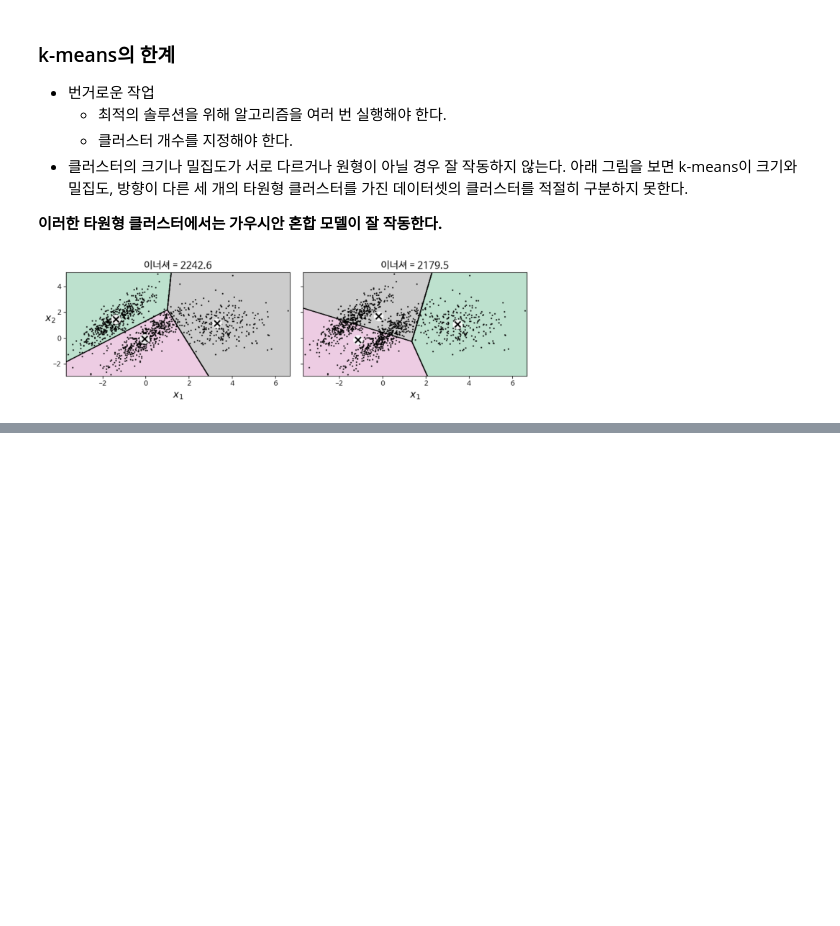
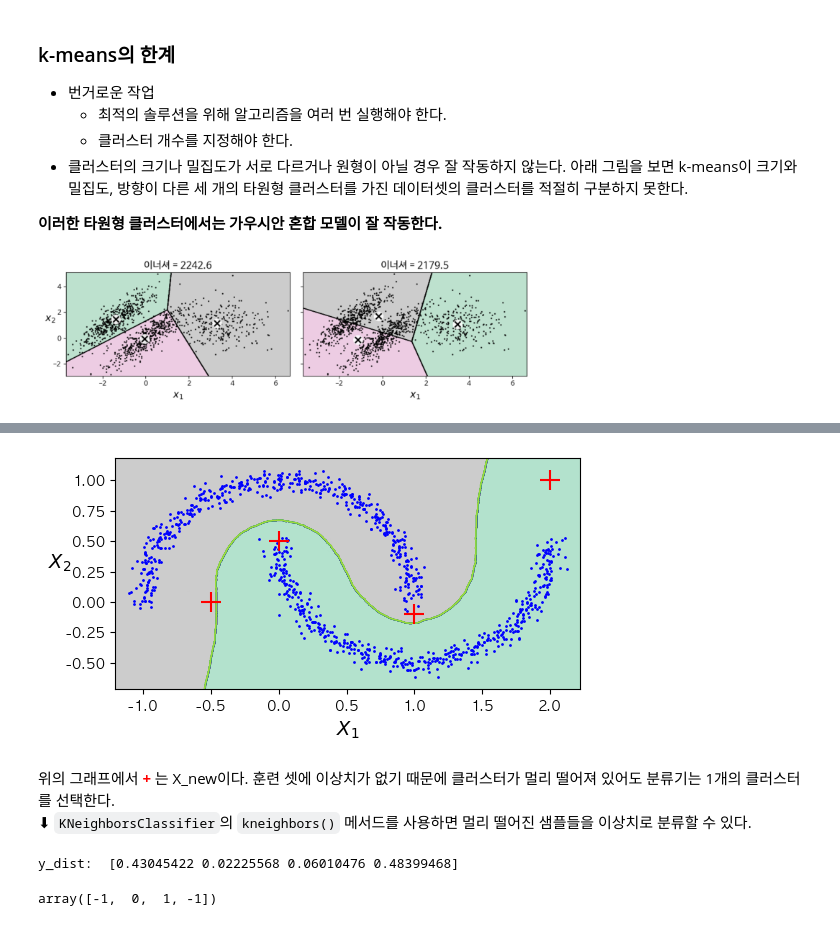
Before and after one commit to junyoung11/Hands-On-ML, a Jupyter notebook: 혜빈/9.unsupervised_learning.ipynb, the cells around one changed output, grey strips where cells are left out. Saved outputs shown, nothing was run; the diff lists cells and outputs as text; code cells hidden in the pictures; blank space fills up the shorter version.

```diff
--- a/혜빈/9.unsupervised_learning.ipynb
+++ b/혜빈/9.unsupervised_learning.ipynb
@@ -119,7 +119,7 @@ def plot_centroides(centorids, weights=None, circle_color='k', cross_color='r'):
                marker='X', s=35, linewidths=8,
                color=cross_color, zorder=11, alpha=1)
 
-def plot_decision_bounderies(clusterer, X, resolution=1000, show_centroids=True,
+def plot_decision_boundaries(clusterer, X, resolution=1000, show_centroids=True,
                             show_xlabels=True, show_ylabels=True):
     mins = X.min(axis=0) - 0.1
     maxs = X.max(axis=0) + 0.1
@@ -145,7 +145,7 @@ def plot_decision_bounderies(clusterer, X, resolution=1000, show_centroids=True,
         plt.tick_params(labelbottom=False)
 
 plt.figure(figsize=(8, 4))
-plot_decision_bounderies(kmeans, X)
+plot_decision_boundaries(kmeans, X)
 plt.show()
 # %% [output]
 [figure]
@@ -368,0 +485,6 @@ Image("./images/bad_kmeans_plot.png", width=500, height=300)
+# %%
+from sklearn.neighbors import KNeighborsClassifier
+
+# eps=0.2를 사용한 dbscna2 사용
+knn = KNeighborsClassifier(n_neighbors=50)
+knn.fit(dbscan2.components_, dbscan2.labels_[dbscan2.core_sample_indices_])
@@ -368,0 +493,5 @@ Image("./images/bad_kmeans_plot.png", width=500, height=300)
+# %%
+X_new = np.array([[-0.5, 0],[0, 0.5], [1, -0.1], [2, 1]])
+print("predict(X_new): ", knn.predict(X_new))
+print("predict_proba(X_new) : ")
+knn.predict_proba(X_new)
@@ -368,0 +505,21 @@ Image("./images/bad_kmeans_plot.png", width=500, height=300)
+# %%
+plt.figure(figsize=(6, 3))
+
+plot_decision_boundaries(knn, X, show_centroids=False)
+plt.scatter(X_new[:, 0], X_new[:, 1], c="r", marker="+", s=200, zorder=10)
+
+plt.show()
+# %% [output]
+[figure, added]
+# %% [markdown]
+위의 그래프에서 **<span style="color:red">+</span>** 는 X_new이다. 훈련 셋에 이상치가 없기 때문에 클러스터가 멀리 떨어져 있어도 분류기는 1개의 클러스터를 선택한다.<br>
+⬇︎ `KNeighborsClassifier`의 `kneighbors()` 메서드를 사용하면 멀리 떨어진 샘플들을 이상치로 분류할 수 있다.
+# %%
+y_dist, y_pred_idx = knn.kneighbors(X_new, n_neighbors=1)
+y_pred = dbscan2.labels_[dbscan2.core_sample_indices_][y_pred_idx]
+print("y_dist: ", y_dist.ravel())
+y_pred[y_dist > 0.2] = -1 # epsilon이 0.2보다 크면 이상치로 간주. -1로 바꿔준다.
+y_pred.ravel()
+# %% [output]
+y_dist:  [0.43045422 0.02225568 0.06010476 0.48399468]
+array([-1,  0,  1, -1])
```
Also changed, not shown: parts of 22 cells of this notebook, 1 other file.
